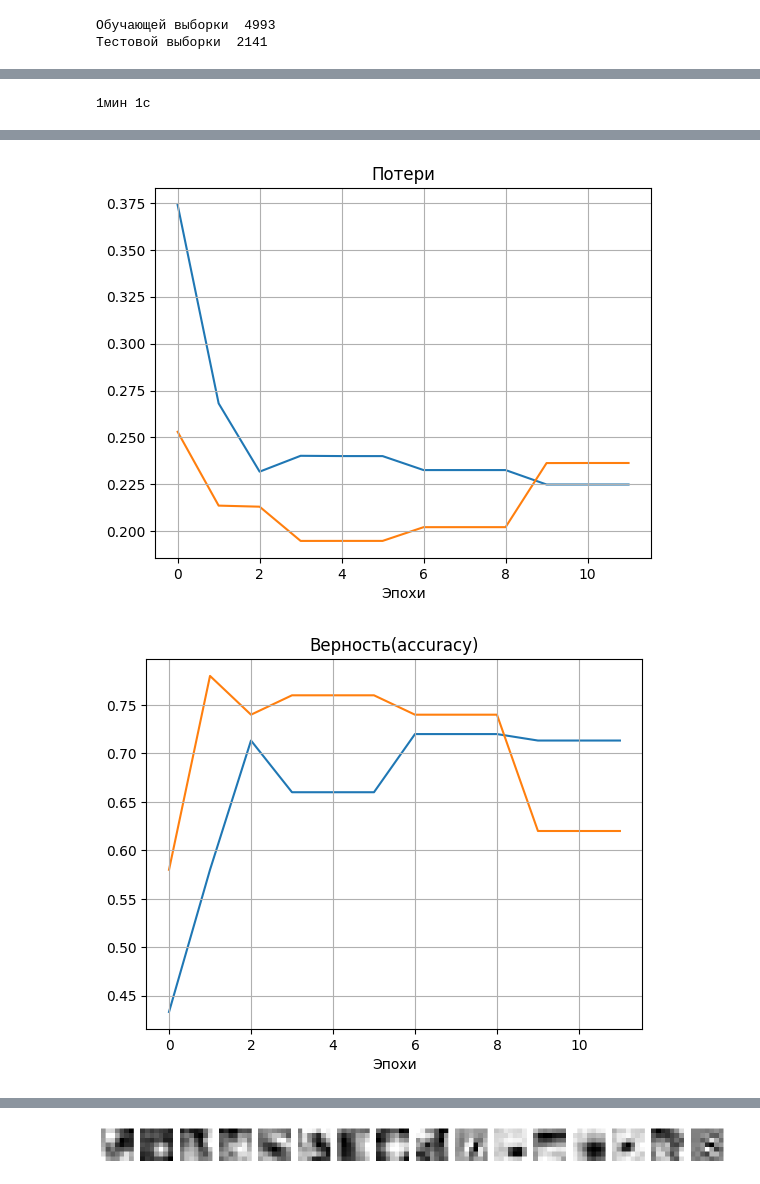
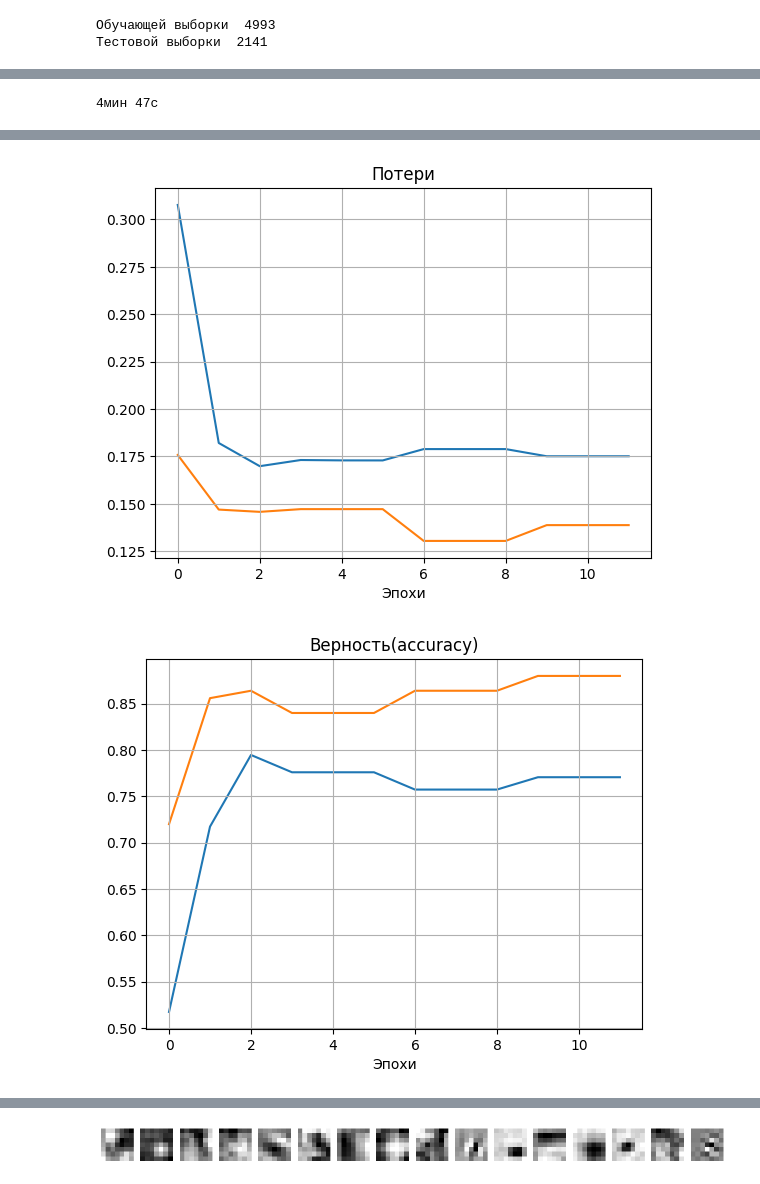
Before and after one commit to Sergey2110/Classification-of-images, a Jupyter notebook: baseline_class.ipynb, the cells around one changed output, grey strips where cells are left out. Drawn from its saved outputs; the diff is of its cells as text; code cells hidden in the pictures.

```diff
--- a/baseline_class.ipynb
+++ b/baseline_class.ipynb
@@ -117,7 +118,7 @@ class ClassificationImage:
         self.optimizer_lr = 0.01
 
         self.data_df = pd.read_csv(PATH_TRAIN)
-        self.data_df = self.data_df[:200]
+        self.data_df = self.data_df[:500]
 
         self.train_df, self.valid_df = train_test_split(self.data_df, test_size=0.2)
         train_dataset = ImageDataset(self.train_df, self.train_transform)
@@ -197,13 +198,13 @@ class ClassificationImage:
         kf = KFold(n_splits)
         cros_dataset = ImageDataset(self.data_df, self.train_transform)
 
-        for _fold, (train_index, valid_index) in enumerate(kf.split(cros_dataset)):
+        for _fold, (train_index, valid_index) in tqdm(enumerate(kf.split(cros_dataset)), total=n_splits):
             train_dataset = Subset(cros_dataset, train_index)
             train_dataloader = DataLoader(train_dataset, self.batch_train_size, shuffle=False)
             valid_dataset = Subset(cros_dataset, valid_index)
             valid_dataloader = DataLoader(valid_dataset, self.batch_valid_size, shuffle=False)
 
-            for epoch in tqdm(range(num_epoch)):
+            for epoch in range(num_epoch):
                 self.model.train()
                 train_loss = 0.
                 train_size = 0
@@ -519,7 +520,7 @@ class ClassificationImage:
         """Сохранение результатов тестов"""
         self.test_df.to_csv(name_file, index=False)
 
-    def save_model(self, path):
+    def save_model(self, path="model_param.txt"):
         """Сохранение весов модели"""
         torch.save(self.model.state_dict(), path)
 
@@ -531,8 +532,8 @@ classification = ClassificationImage()
 start = time.time()
 train_loss_log, train_acc_log, val_loss_log, val_acc_log, metrics_file_train, metrics_file_valid = classification.crossvalid(num_epoch=3)
 print(f'{(time.time() - start)//60:.0f}мин {(time.time() - start)%50:.0f}с')
-classification.watch_dataframe(metrics_file_train, True)
-classification.watch_dataframe(metrics_file_valid, True)
+# classification.watch_dataframe(metrics_file_train, True)
+# classification.watch_dataframe(metrics_file_valid, True)
 classification.plot_history(train_loss_log, val_loss_log)
 classification.plot_history(train_acc_log, val_acc_log, 'Верность(accuracy)')
 # %% [output]
@@ -544 +545 @@ classification.plot_history(train_acc_log, val_acc_log, 'Верность(accura
-1мин 1с
+4мин 47с
@@ -579,2 +546,2 @@ classification.plot_history(train_acc_log, val_acc_log, 'Верность(accura
-[figure, old version]
+[figure, new version]
-[figure, old version]
+[figure, new version]
```
Also changed, not shown: parts of 5 cells of this notebook.
